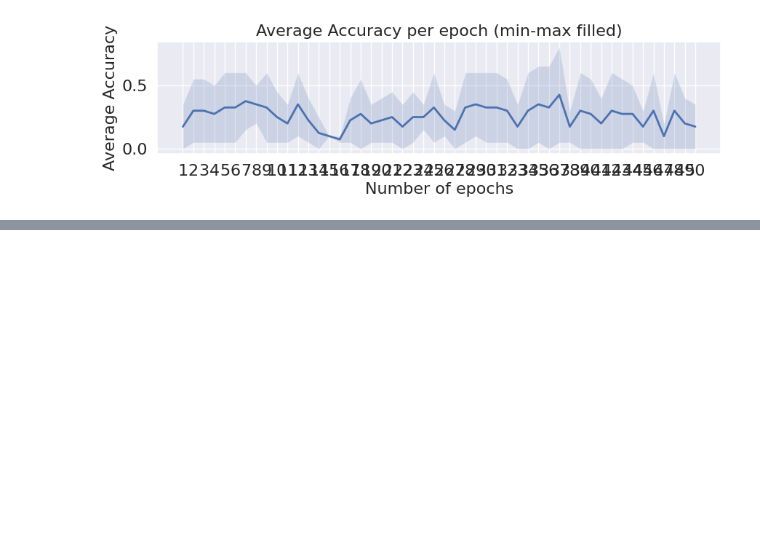
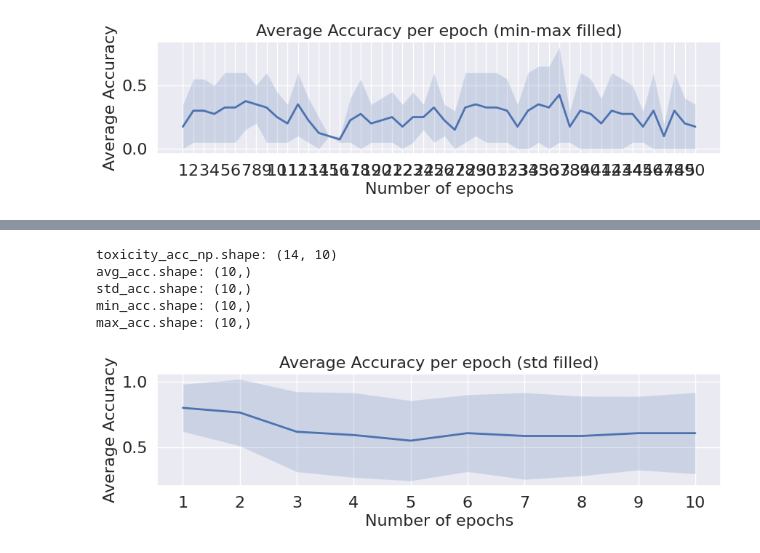
Before and after one commit to HAAIL/llm-prompt-engineering, a Jupyter notebook: mixtral_single_graded.ipynb, the cells around one changed output, grey strips where cells are left out. Drawn from its saved outputs; the diff is of its cells as text; code cells hidden in the pictures; blank space fills up the shorter version.

```diff
--- a/mixtral_single_graded.ipynb
+++ b/mixtral_single_graded.ipynb
@@ -921,0 +979,32 @@ plt.show()
+# %%
+# calculate the average and std of the accuracy per epoch
+toxicity_acc_np = np.array(list(toxicity_acc.values()))
+avg_acc = np.mean(toxicity_acc_np, axis=0)
+std_acc = np.std(toxicity_acc_np, axis=0)
+#calculate the min and max accuracy per epoch
+min_acc = np.min(toxicity_acc_np, axis=0)
+max_acc = np.max(toxicity_acc_np, axis=0)
+print('toxicity_acc_np.shape:', toxicity_acc_np.shape)
+print('avg_acc.shape:', avg_acc.shape)
+print('std_acc.shape:', std_acc.shape)
+print('min_acc.shape:', min_acc.shape)
+print('max_acc.shape:', max_acc.shape)
+# %% [output]
+toxicity_acc_np.shape: (14, 10)
+avg_acc.shape: (10,)
+std_acc.shape: (10,)
+min_acc.shape: (10,)
+max_acc.shape: (10,)
+# %%
+# plot the average and std accuracy per epoch
+plt.plot(np.arange(1, 11), avg_acc, linewidth=2)  # Enlarge line width
+plt.fill_between(np.arange(1, 11), avg_acc - std_acc, avg_acc + std_acc, alpha=0.2)
+plt.xlabel('Number of epochs', fontsize=16)  # Enlarge font size
+plt.ylabel('Average Accuracy', fontsize=16)  # Enlarge font size
+plt.xticks(np.arange(1, 11, 1), fontsize=16)  # Enlarge tick label font size
+plt.yticks(fontsize=16)  # Enlarge tick label font size
+plt.title('Average Accuracy per epoch (std filled)', fontsize=16)  # Enlarge font size
+plt.gcf().set_size_inches(10, 2)  # Set the figure size
+plt.show()
+# %% [output]
+[figure, added]
```
Also changed, not shown: parts of 12 cells of this notebook.
